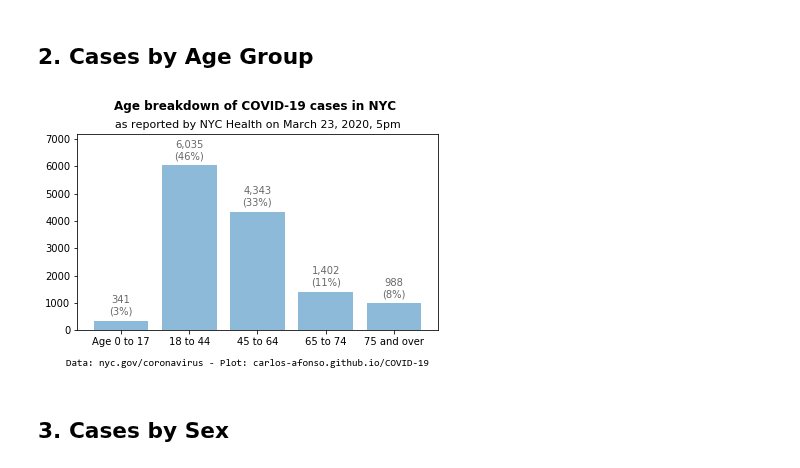
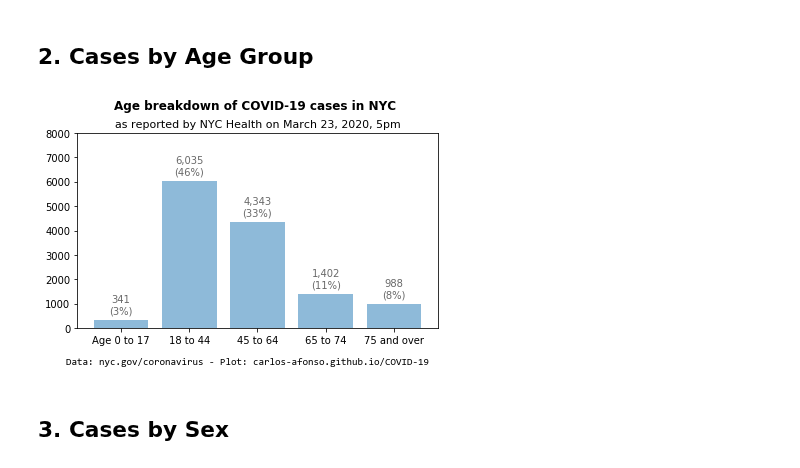
Before and after one commit to carlos-afonso/COVID-19, a Jupyter notebook: notebooks/nyc-covid-19-summary.ipynb, the cells around one changed output. Drawn from its saved outputs; the diff is of its cells as text; code cells hidden in the pictures.

Commit message:
improves plots

```diff
--- a/notebooks/nyc-covid-19-summary.ipynb
+++ b/notebooks/nyc-covid-19-summary.ipynb
@@ -48,28 +48,28 @@ Name: 1, dtype: object
 # %%
 fig = plt.figure()
 
 cols   = ['age_0_to_17', 'age_18_to_44', 'age_45_to_64', 'age_65_to_74', 'age_75_and_over']
 labels = ['Age 0 to 17',     '18 to 44',     '45 to 64',     '65 to 74',     '75 and over']
 values = df.iloc[-1][cols].values.astype(int)
 total = sum(values)
 
 plt.bar(labels, values, alpha=0.5)
 
-plt.ylim(0, 7200)
+plt.ylim(0, 8000)
 
 for xy in zip(range(len(values)), values):
     note = '{:,}'.format(xy[1]) + '\n(' + str(int(round(100 * xy[1] / total, 0))) + '%)'
     plt.annotate(note, xy=xy, xytext=(0, 15), textcoords='offset points', ha='center', va='center', color='dimgray')
 
 plt.suptitle('Age breakdown of COVID-19 cases in NYC', x=0.51, fontweight='bold')
 plt.title(update_str, fontsize=11)
 
-plt.text(-0.8, -1300, source_str, fontfamily='Consolas')
+plt.text(-0.8, -1500, source_str, fontfamily='Consolas')
 
 plt.tight_layout(rect=[0, 0, 1, 0.95])
 plt.show()
 # %% [output]
-[figure, old version]
+[figure, new version]
 # %%
 # Save figure as SVG and PNG images
 file_path = '../images/nyc-covid-19-cases-by-age-group'
```
Also changed, not shown: 4 other files.
